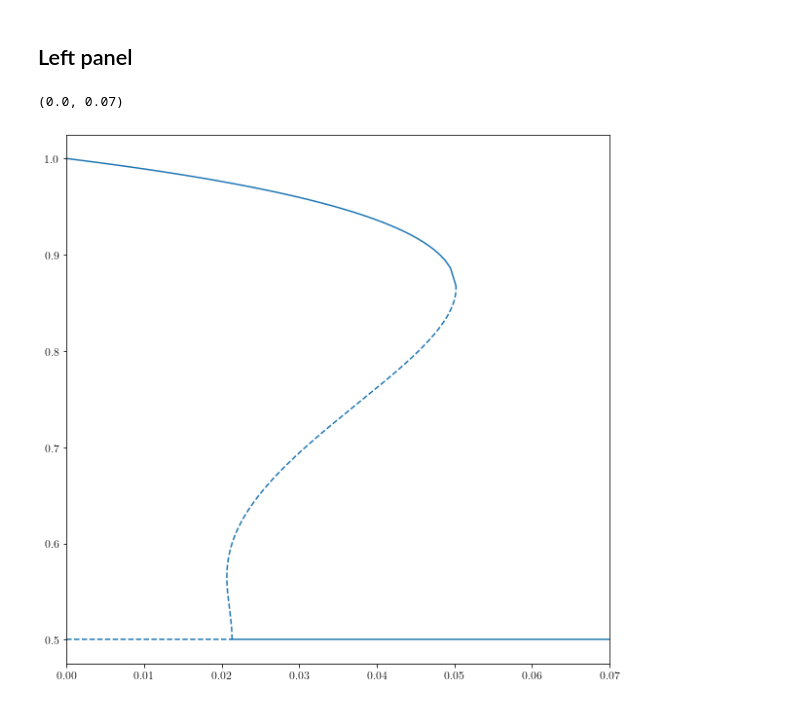
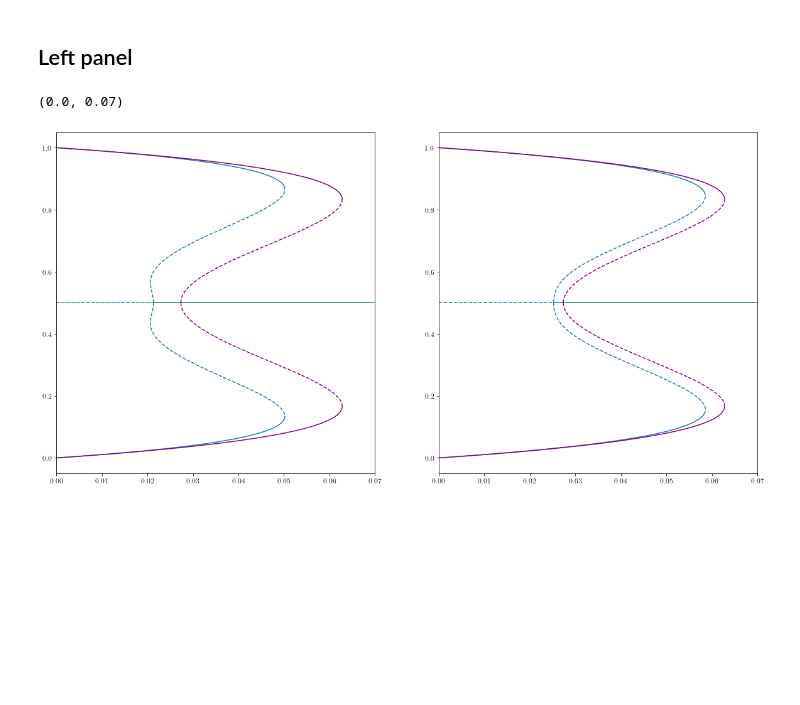
Before and after one commit to pucandrzej/DPOCN_project, a Jupyter notebook: reproduction_of_article_graphs.ipynb, the cells around one changed output. Saved outputs shown, nothing was run; the diff lists cells and outputs as text; code cells hidden in the pictures; blank space fills up the shorter version.

Commit message:
figure 2 theoretically reproduced
Now it is time to put in the MC results

```diff
--- a/reproduction_of_article_graphs.ipynb
+++ b/reproduction_of_article_graphs.ipynb
@@ -35,12 +35,24 @@ plt.rc('figure', titlesize=BIGGER_SIZE)  # fontsize of the figure title
 x_ax_limits = [0, 0.07]
 
 p = 0.03
-k = 50
+k_L = 50
+k_R = 150
 q_a = 4
 q_c = 10
-P = np.linspace(0, 0.07, 100)
+P = np.linspace(0, 0.07, 300)
 t = np.linspace(0, 1000,  1000)
 IC = [0.999, 1 - 0.999]
-SFP_1 = PA_stable_fixed_points(P, t, k, q_a, q_c, IC)
+SFP_L = PA_stable_fixed_points(P, t, k_L, q_a, q_c, IC)
 
-upper_spinodal = SFP_1[0:-1][np.abs(np.diff(SFP_1)) == np.max(np.abs(np.diff(SFP_1)))][0]
+upper_spinodal_L = SFP_L[0:-1][np.abs(np.diff(SFP_L)) == np.max(np.abs(np.diff(SFP_L)))][0]
+
+C_L = np.linspace(0.5001, upper_spinodal_L, 10000)
+IC_UFP = [0.055, 0.45]
+UFP_L = PA_unstable_fixed_points(C_L, k_L, q_a, q_c, IC_UFP, interpolate = True)
+
+MFA_results = MFA_equation(np.linspace(0.5001, 1, 10000), q_a, q_c)
+
+SFP_R = PA_stable_fixed_points(P, t, k_R, q_a, q_c, IC)
+upper_spinodal_R = SFP_R[0:-1][np.abs(np.diff(SFP_R)) == np.max(np.abs(np.diff(SFP_R)))][0]
+C_R = np.linspace(0.5001, upper_spinodal_R, 10000)
+UFP_R = PA_unstable_fixed_points(C_R, k_R, q_a, q_c, IC_UFP, interpolate = True)
@@ -51,11 +59,43 @@ UFP = PA_unstable_fixed_points(C, k, q_a, q_c, IC, interpolate = True)
-# %%
-fig, ax = plt.subplots(figsize = (Image_width, Image_width))
-
-ax.plot(UFP, C, '--')
-ax.plot(P[SFP_1 >= upper_spinodal], SFP_1[SFP_1 >= upper_spinodal], color = ax.get_lines()[-1].get_c())
-ax.hlines(y = 0.5, xmin = x_ax_limits[0], xmax = UFP[0], linestyles = '--')
-ax.hlines(y = 0.5, xmin = UFP[0], xmax = x_ax_limits[1])
-ax.set_xlim(x_ax_limits)
-# %% [output]
-(0.0, 0.07)
-[figure, removed]
+# %%
+fig, axs = plt.subplots(ncols = 2, figsize = (2 * Image_width, Image_width))
+
+ax = axs[0]
+# PA
+# upper part
+ax.plot(UFP_L, C_L, '--')
+ax.plot(P[SFP_L >= upper_spinodal_L], SFP_L[SFP_L >= upper_spinodal_L], color = ax.get_lines()[-1].get_c())
+ax.hlines(y = 0.5, xmin = x_ax_limits[0], xmax = UFP_L[0], linestyles = '--')
+ax.hlines(y = 0.5, xmin = UFP_L[0], xmax = x_ax_limits[1])
+# lower part
+ax.plot(UFP_L, 1 - C_L, '--', color = ax.get_lines()[-1].get_c())
+ax.plot(P[SFP_L >= upper_spinodal_L], 1 - SFP_L[SFP_L >= upper_spinodal_L], color = ax.get_lines()[-1].get_c())
+# MFA
+# upper part
+ax.plot(MFA_results[:np.where(MFA_results == np.max(MFA_results))[0][0]], np.linspace(0.5, 1, 10000)[:np.where(MFA_results == np.max(MFA_results))[0][0]], color = 'purple', linestyle = '--')
+ax.plot(MFA_results[np.where(MFA_results == np.max(MFA_results))[0][0]:], np.linspace(0.5, 1, 10000)[np.where(MFA_results == np.max(MFA_results))[0][0]:], color = 'purple')
+# lower part
+ax.plot(MFA_results[:np.where(MFA_results == np.max(MFA_results))[0][0]], 1 - np.linspace(0.5, 1, 10000)[:np.where(MFA_results == np.max(MFA_results))[0][0]], color = 'purple', linestyle = '--')
+ax.plot(MFA_results[np.where(MFA_results == np.max(MFA_results))[0][0]:], 1 - np.linspace(0.5, 1, 10000)[np.where(MFA_results == np.max(MFA_results))[0][0]:], color = 'purple')
+ax.set_xlim(x_ax_limits)
+
+ax = axs[1]
+# PA
+# upper part
+ax.plot(UFP_R, C_R, '--')
+ax.plot(P[SFP_R >= upper_spinodal_R], SFP_R[SFP_R >= upper_spinodal_R], color = ax.get_lines()[-1].get_c())
+ax.hlines(y = 0.5, xmin = x_ax_limits[0], xmax = UFP_R[0], linestyles = '--')
+ax.hlines(y = 0.5, xmin = UFP_R[0], xmax = x_ax_limits[1])
+# lower part
+ax.plot(UFP_R, 1 - C_R, '--', color = ax.get_lines()[-1].get_c())
+ax.plot(P[SFP_R >= upper_spinodal_R], 1 - SFP_R[SFP_R >= upper_spinodal_R], color = ax.get_lines()[-1].get_c())
+# MFA
+# upper part
+ax.plot(MFA_results[:np.where(MFA_results == np.max(MFA_results))[0][0]], np.linspace(0.5, 1, 10000)[:np.where(MFA_results == np.max(MFA_results))[0][0]], color = 'purple', linestyle = '--')
+ax.plot(MFA_results[np.where(MFA_results == np.max(MFA_results))[0][0]:], np.linspace(0.5, 1, 10000)[np.where(MFA_results == np.max(MFA_results))[0][0]:], color = 'purple')
+# lower part
+ax.plot(MFA_results[:np.where(MFA_results == np.max(MFA_results))[0][0]], 1 - np.linspace(0.5, 1, 10000)[:np.where(MFA_results == np.max(MFA_results))[0][0]], color = 'purple', linestyle = '--')
+ax.plot(MFA_results[np.where(MFA_results == np.max(MFA_results))[0][0]:], 1 - np.linspace(0.5, 1, 10000)[np.where(MFA_results == np.max(MFA_results))[0][0]:], color = 'purple')
+ax.set_xlim(x_ax_limits)
+# %% [output]
+(0.0, 0.07)
+[figure, added]
```
Also changed, not shown: parts of 1 cell of this notebook, 1 other file.
